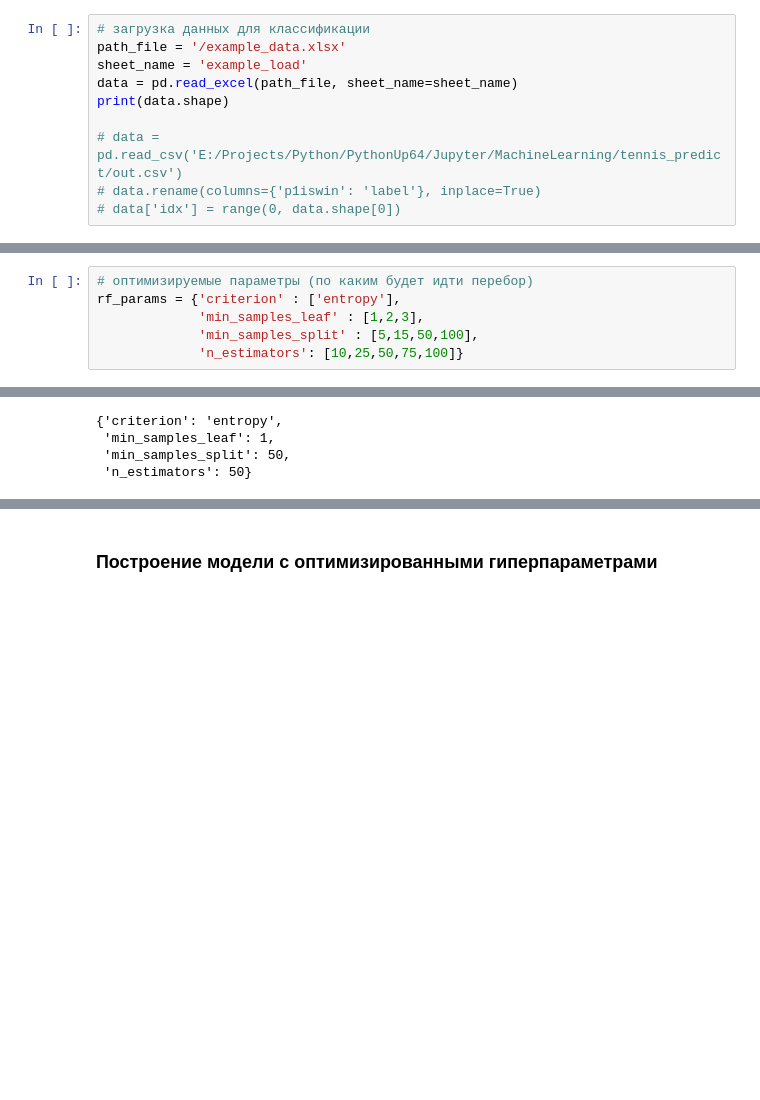
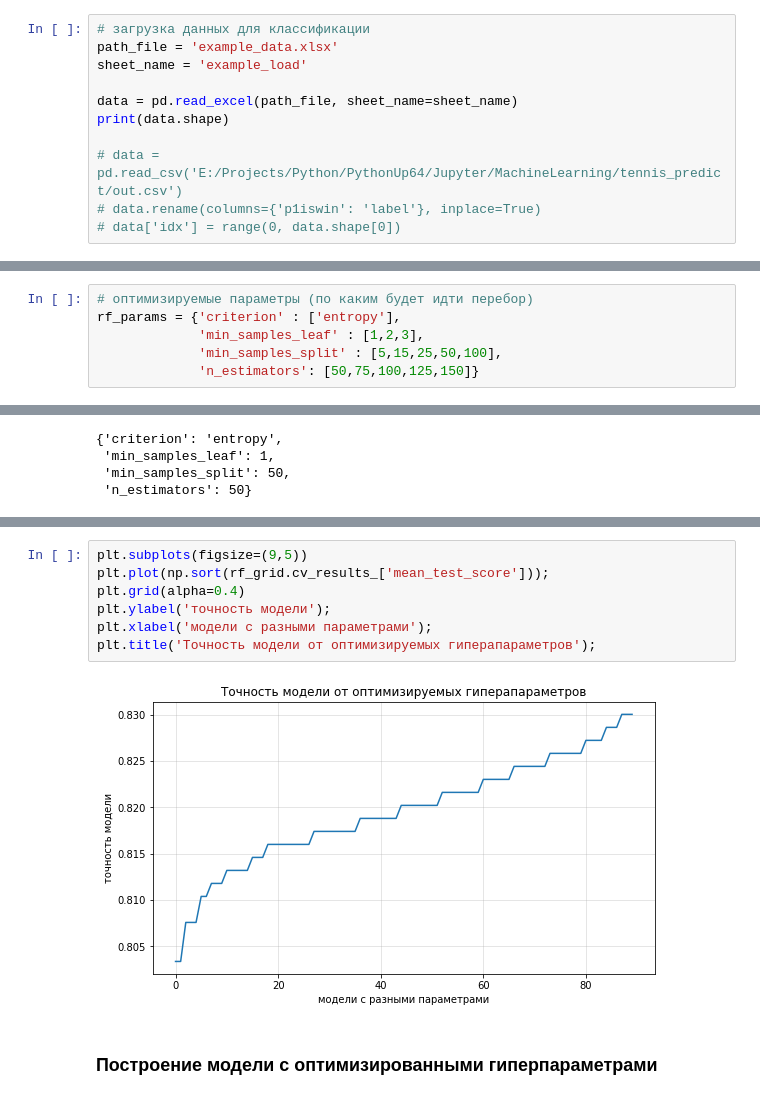
Before and after one commit to Grossmend/Python, a Jupyter notebook: random_forrest_model.ipynb, the cells around one changed output, grey strips where cells are left out. Saved outputs shown, nothing was run; the diff lists cells and outputs as text; blank space fills up the shorter version.

```diff
--- a/random_forrest_model.ipynb
+++ b/random_forrest_model.ipynb
@@ -7,8 +7,9 @@ import seaborn as sns
 ### <font color='3C89F9'><b>Загрузка данных</b></font>
 # %%
 # загрузка данных для классификации
-path_file = '/example_data.xlsx'
+path_file = 'example_data.xlsx'
 sheet_name = 'example_load'
+
 data = pd.read_excel(path_file, sheet_name=sheet_name)
 print(data.shape)
 
@@ -119,8 +120,8 @@ print(np.mean(cross_val_score(rf, X_data, y_data, cv=5)))
 # оптимизируемые параметры (по каким будет идти перебор)
 rf_params = {'criterion' : ['entropy'],
              'min_samples_leaf' : [1,2,3],
-             'min_samples_split' : [5,15,50,100],
-             'n_estimators': [10,25,50,75,100]}
+             'min_samples_split' : [5,15,25,50,100],
+             'n_estimators': [50,75,100,125,150]}
 # %%
 # объект для поиска наилучших параметров
 rf_grid = GridSearchCV(rf,
@@ -158,3 +181,12 @@ rf_grid.best_score_
+# %%
+plt.subplots(figsize=(9,5))
+plt.plot(np.sort(rf_grid.cv_results_['mean_test_score']));
+plt.grid(alpha=0.4)
+plt.ylabel('точность модели');
+plt.xlabel('модели с разными параметрами');
+plt.title('Точность модели от оптимизируемых гиперапараметров');
+# %% [output]
+[figure, added]
 # %% [markdown]
 ### <font color='3C89F9'><b>Построение модели с оптимизированными гиперпараметрами</b></font>
 # %%
```
Also changed, not shown: parts of 9 cells of this notebook.
